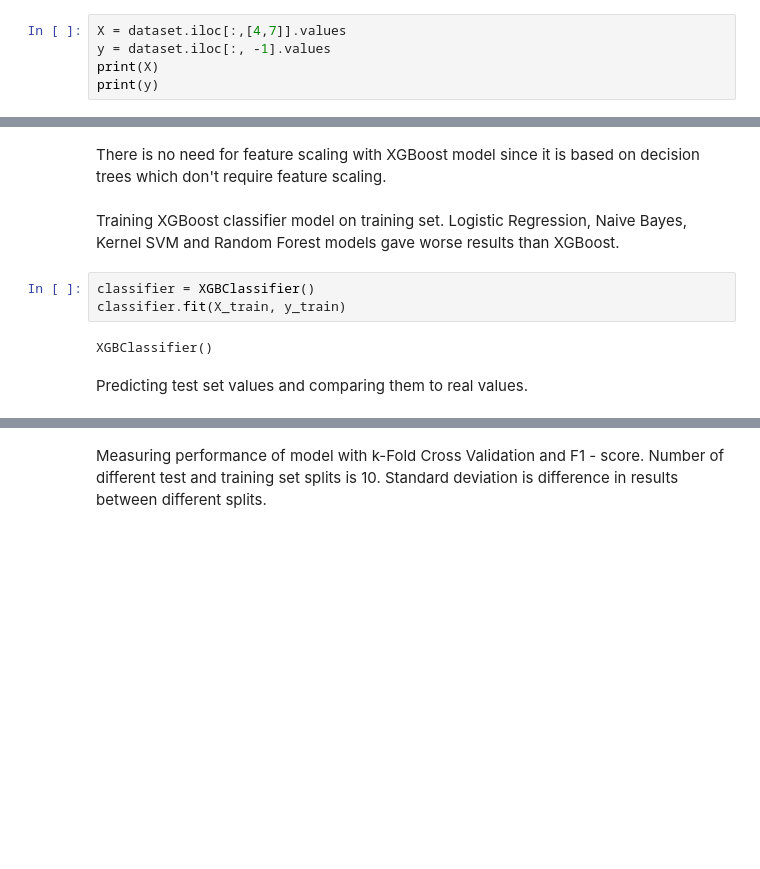
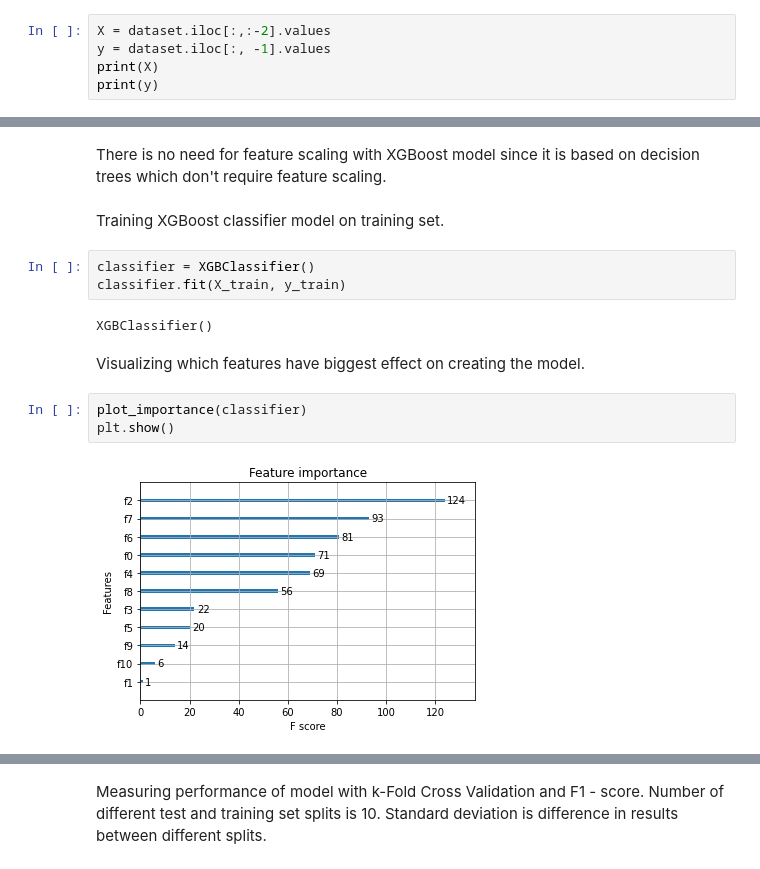
Before and after one commit to emarttila/Koodausnaytteet, a Jupyter notebook: Machine_learning_(Heart_failure_clinical_records_data_set).ipynb, the cells around one changed output, grey strips where cells are left out. Cells and saved outputs as stored; diff of their text form; blank space fills up the shorter version.

```diff
--- a/Machine_learning_(Heart_failure_clinical_records_data_set).ipynb
+++ b/Machine_learning_(Heart_failure_clinical_records_data_set).ipynb
@@ -218,7 +221,7 @@ plt.show()
 # %% [markdown]
 Splitting data to independent variables X and dependent variable y. Dependent variable is whether person has died during the follow up period or not. Variable 'time' was left out, because if model is applied to new patients data, follow-up period is unknown. That is because if patients dies during the period, period will be shorter. Shorter follow-up period predicts patient dying, so it has large effect on machine learning model. Also other than 'serum_creatinine' and 'ejection_fraction' were left out based on a tip on datasets source website. Those two variables will make more accurate prediction alone than all variables together.
 # %%
-X = dataset.iloc[:,[4,7]].values
+X = dataset.iloc[:,:-2].values
 y = dataset.iloc[:, -1].values
 print(X)
 print(y)
@@ -247,11 +243,16 @@ X_train, X_test, y_train, y_test = train_test_split(X, y, test_size = 0.2, rando
 # %% [markdown]
 There is no need for feature scaling with XGBoost model since it is based on decision trees which don't require feature scaling.
 # %% [markdown]
-Training XGBoost classifier model on training set. Logistic Regression, Naive Bayes, Kernel SVM and Random Forest models gave worse results than XGBoost.
+Training XGBoost classifier model on training set.
 # %%
 classifier = XGBClassifier()
 classifier.fit(X_train, y_train)
 # %% [output]
 XGBClassifier()
-# %% [markdown]
-Predicting test set values and comparing them to real values.
+# %% [markdown]
+Visualizing which features have biggest effect on creating the model.
+# %%
+plot_importance(classifier)
+plt.show()
+# %% [output]
+[figure, added]
```
Also changed, not shown: parts of 16 cells of this notebook.
